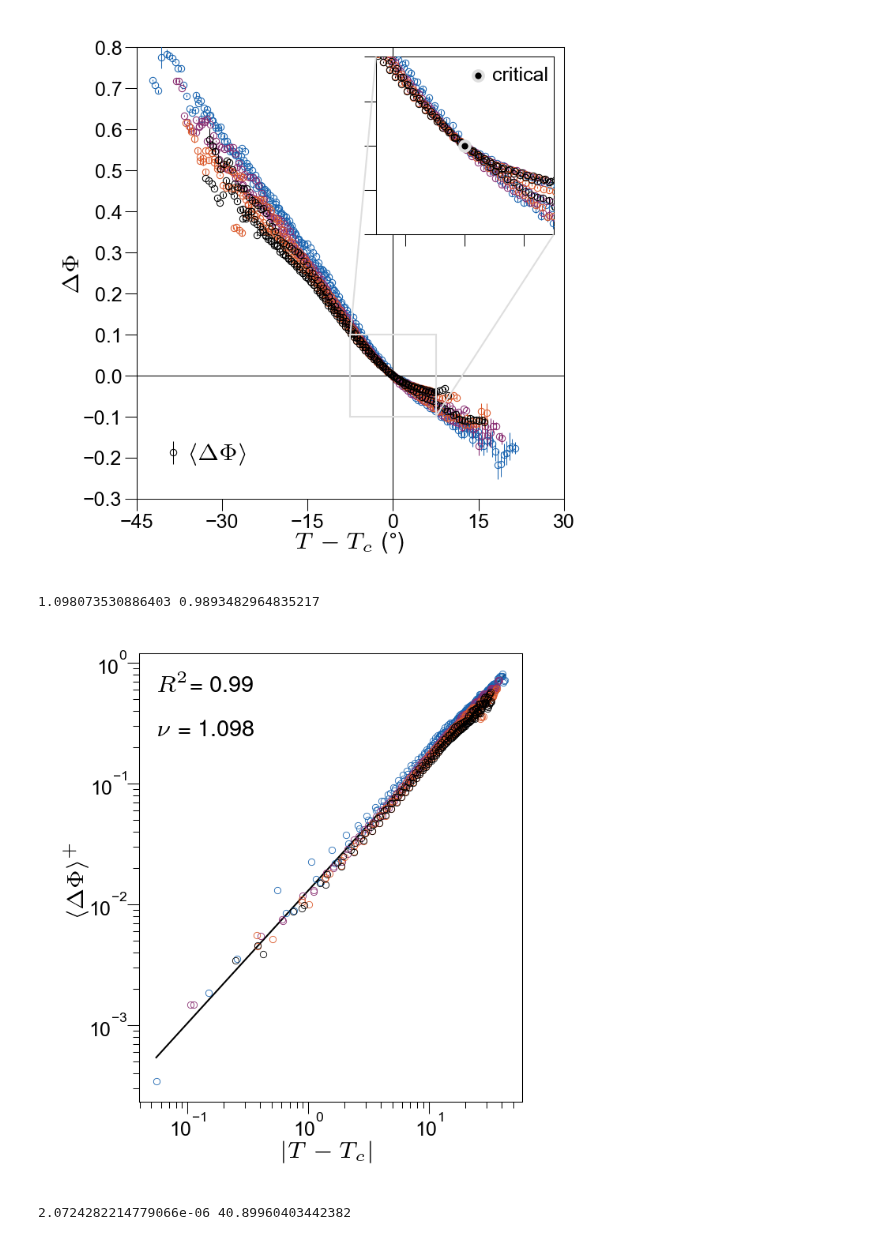
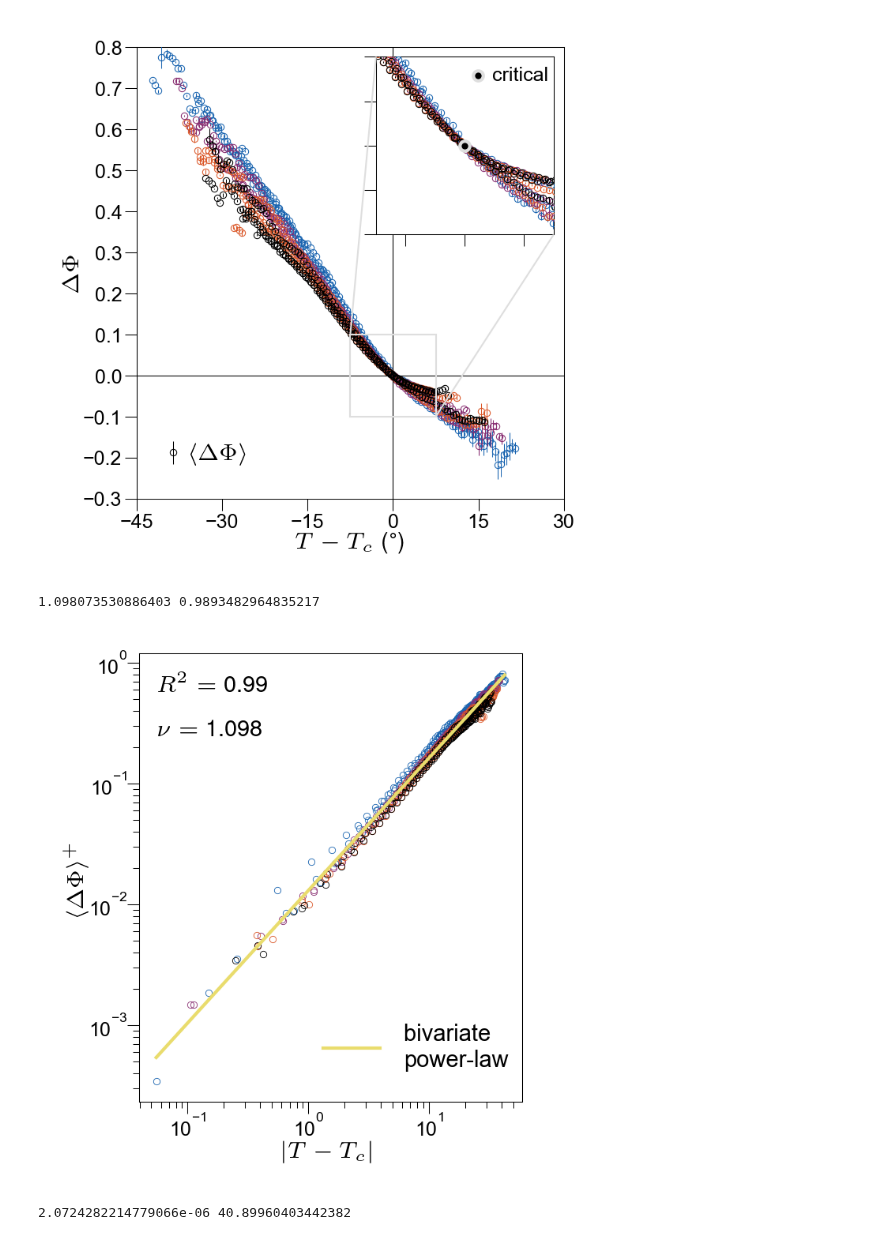
Before and after one commit to EPFL-ENAC/LUTS-pneuma-simulator, a Jupyter notebook: notebooks/figures.ipynb, the cells around one changed output. Drawn from its saved outputs; the diff is of its cells as text; code cells hidden in the pictures.

Commit message:
feat: using powerlaw package
Issue(s): #7

```diff
--- a/notebooks/figures.ipynb
+++ b/notebooks/figures.ipynb
@@ -65,7 +64,7 @@ yellow = "#E9DC6D"
 # %%
 path = "./output/"
 os.makedirs(path, exist_ok=True)
-with open(f"{path}results.json", "r") as openfile:
+with open(f"{path}results.json") as openfile:
     results = json.load(openfile)
 # %%
 in_path = "./input/"
@@ -634,8 +633,8 @@ ax.errorbar(
 )
 ax.axvline(0, c="k", lw=lw, zorder=100)
 ax.axhline(0, c="k", lw=lw, zorder=100)
-ax.set_xlabel("$T-T_c$  ($\degree$)", usetex=True, labelpad=0)
-ax.set_ylabel("$\Delta\Phi$", usetex=True, labelpad=0)
+ax.set_xlabel("$T-T_c$  ($\\degree$)", usetex=True, labelpad=0)
+ax.set_ylabel("$\\Delta\\Phi$", usetex=True, labelpad=0)
 ax.legend(
     loc=[0.05, 0.05],
     frameon=False,
@@ -646,7 +645,7 @@ ax.legend(
 ax.text(
     0.125,
     0.075,
-    f"$\\langle \\Delta\\Phi \\rangle$",  # ={6+2*i}$",
+    "$\\langle \\Delta\\Phi \\rangle$",
     usetex=True,
     ha="left",
     va="bottom",
@@ -695,7 +694,7 @@ ax.set_yticks(arange(-0.3, 0.9, 0.1))
 ax.tick_params(axis="x", pad=1)
 ax.tick_params(axis="y", pad=1)
 fig.tight_layout(pad=0)
-plt.savefig(f"/Users/georg/Documents/Figures/phase-transition.pdf", format="pdf", transparent=False)
+# plt.savefig(f"/Users/georg/Documents/Figures/phase-transition.pdf", format="pdf", transparent=False)
 # %% [output]
 [figure]
 # %%
@@ -728,39 +727,51 @@ print(slope, r_value**2)
 plt.plot(
     np.exp(unique(np.log(x)[y > 0])),
     np.exp(p_fitted(unique(np.log(x)[y > 0]))),
-    c="k",
+    c=yellow,
     ls="-",
-    lw=0.5,
+    lw=1,
+    zorder=1000,
+    label="bivariate \npower-law",
 )
 ax.text(
     0.05,
     0.95,
-    f"$R^2$= {r_value**2:.2f}",
+    f"$R^2=$ {r_value**2:.2f}",
     ha="left",
     va="top",
     fontsize=7,
     transform=ax.transAxes,
     usetex=True,
 )
 ax.text(
     0.05,
     0.85,
-    f"$\\nu$ = {slope:.3f}",
+    f"$\\nu=$ {slope:.3f}",
     ha="left",
     va="top",
     fontsize=7,
     transform=ax.transAxes,
     usetex=True,
 )
+
+ax.legend(
+    frameon=False,
+    borderpad=0,
+    handletextpad=1,
+    handlelength=2.5,
+    fontsize=7,
+    loc=2,
+    bbox_to_anchor=(0.45, 0.2),
+)
 ax.set_ylabel("$\\langle \\Delta \\Phi \\rangle^+$", usetex=True, labelpad=0)
 ax.set_xlabel("$|T-T_c|$", usetex=True, labelpad=0)
 ax.tick_params(axis="x", pad=0)
 ax.tick_params(axis="y", pad=0)
 fig.tight_layout(pad=0)
-plt.savefig(f"/Users/georg/Documents/Figures/power-law.pdf", format="pdf", transparent=True)
+# plt.savefig("/Users/georg/Documents/Figures/power-law.pdf", format="pdf", transparent=True)
 # %% [output]
 1.098073530886403 0.9893482964835217
-[figure, old version]
+[figure, new version]
 # %%
 permutation = (12, 6)
 x, y, low, high = results[str(permutation)]["percolation"]
```
Also changed, not shown: parts of 7 cells of this notebook, 4 other files.
